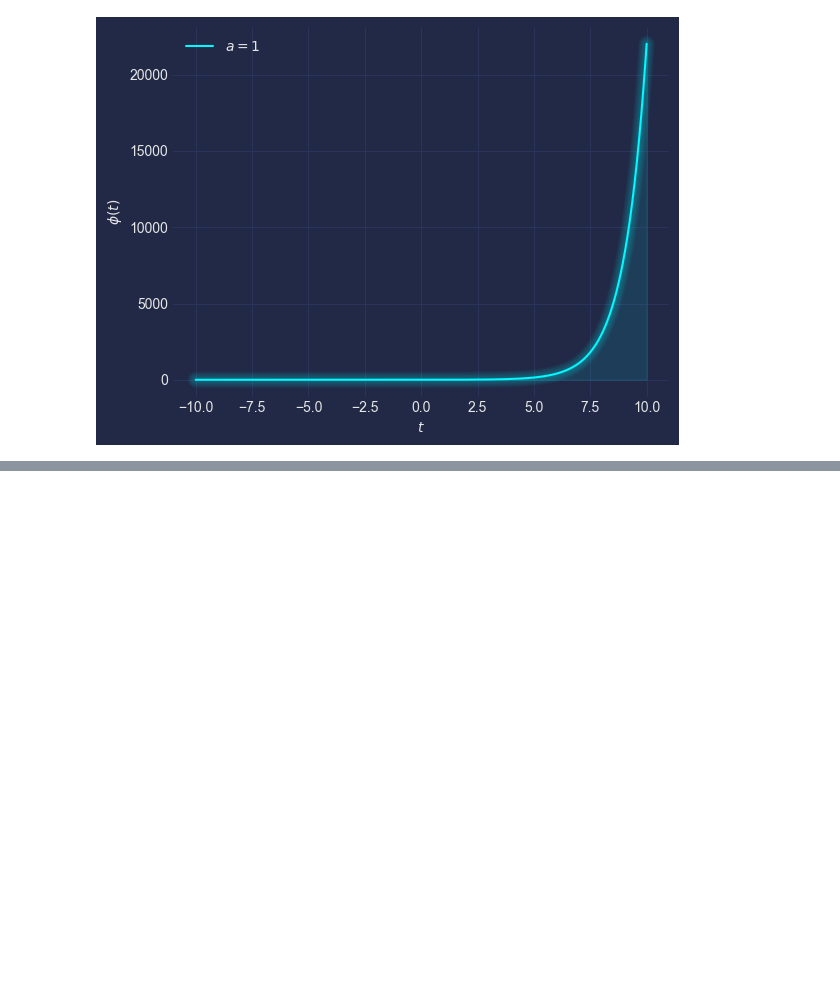
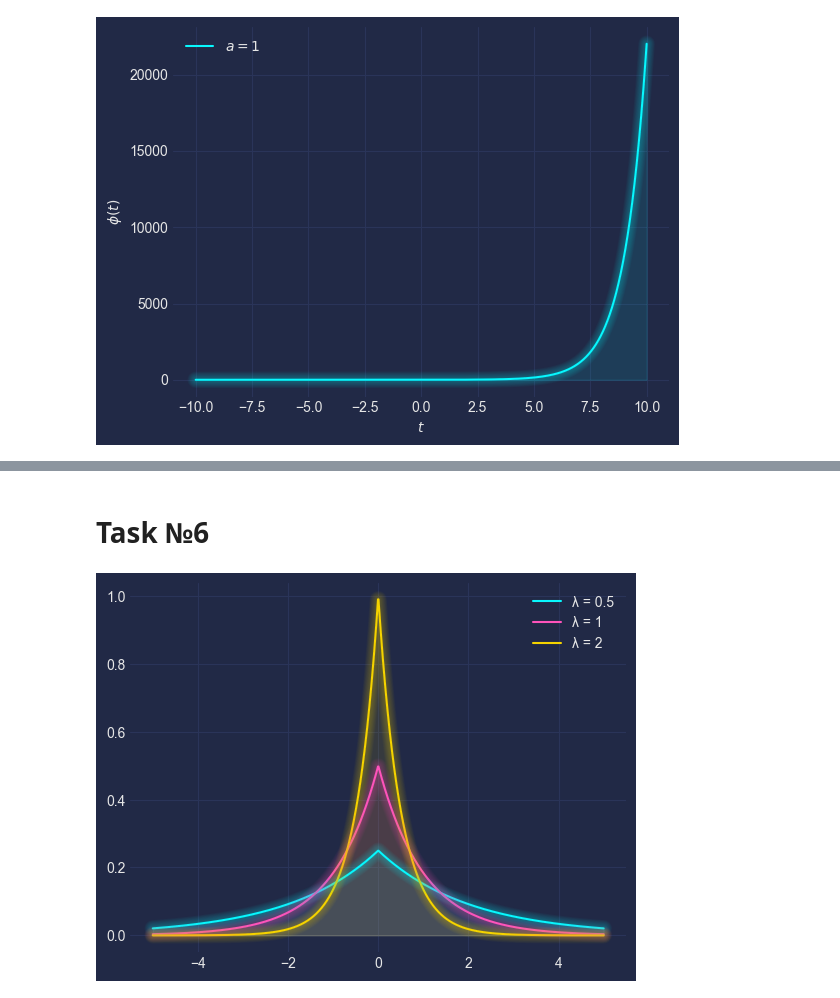
Before and after one commit to VAlduinV/KPI_tasks, a Jupyter notebook: RadioPhysics/HCT_2/HCT_2.ipynb, the cells around one changed output, grey strips where cells are left out. Saved outputs shown, nothing was run; the diff lists cells and outputs as text; code cells hidden in the pictures; blank space fills up the shorter version.

```diff
--- a/RadioPhysics/HCT_2/HCT_2.ipynb
+++ b/RadioPhysics/HCT_2/HCT_2.ipynb
@@ -55,0 +123,17 @@ plt.show()
+# %% [markdown]
+# Task №6
+# %%
+def f(x, lamb):
+    return lamb / 2 * np.exp(-lamb * np.abs(x))
+
+x = np.linspace(-5, 5, 1000)
+
+plt.plot(x, f(x, 0.5), label="λ = 0.5")
+plt.plot(x, f(x, 1), label="λ = 1")
+plt.plot(x, f(x, 2), label="λ = 2")
+
+plt.legend()
+mplcyberpunk.add_glow_effects()
+plt.show()
+# %% [output]
+[figure, added]
```
Also changed, not shown: parts of 8 cells of this notebook.
